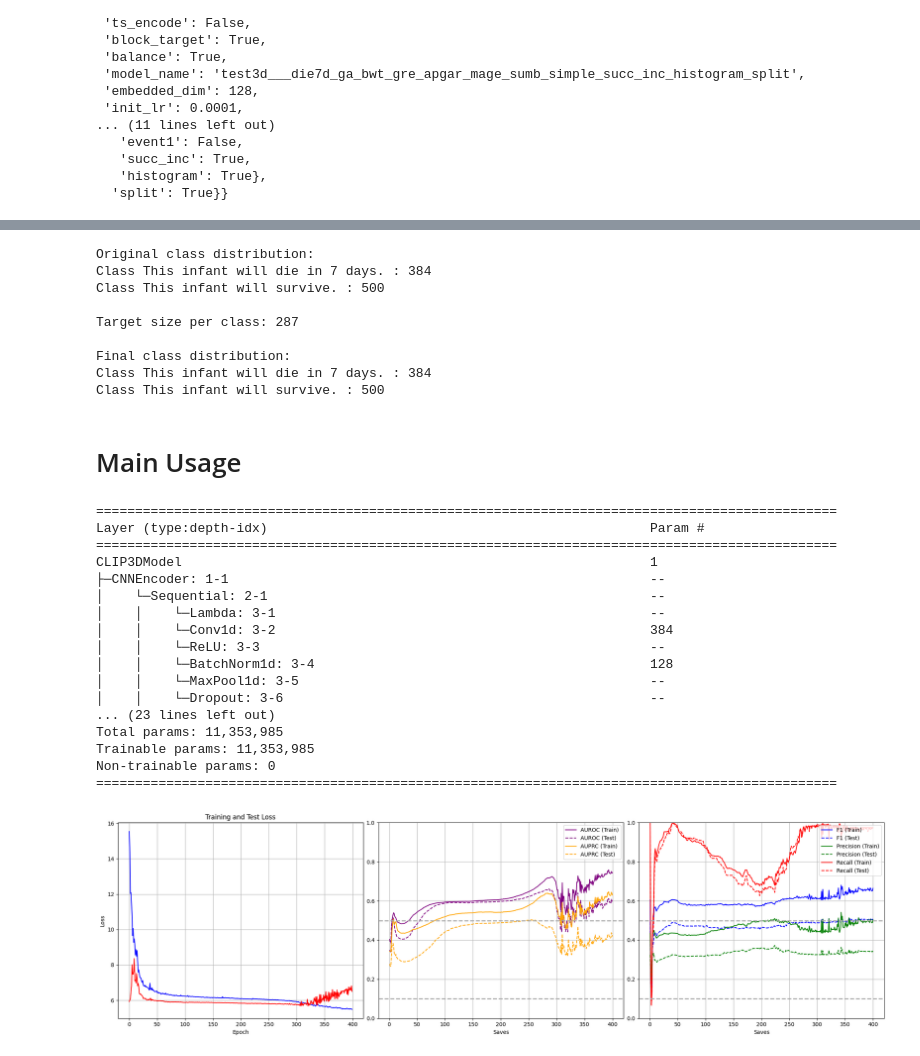
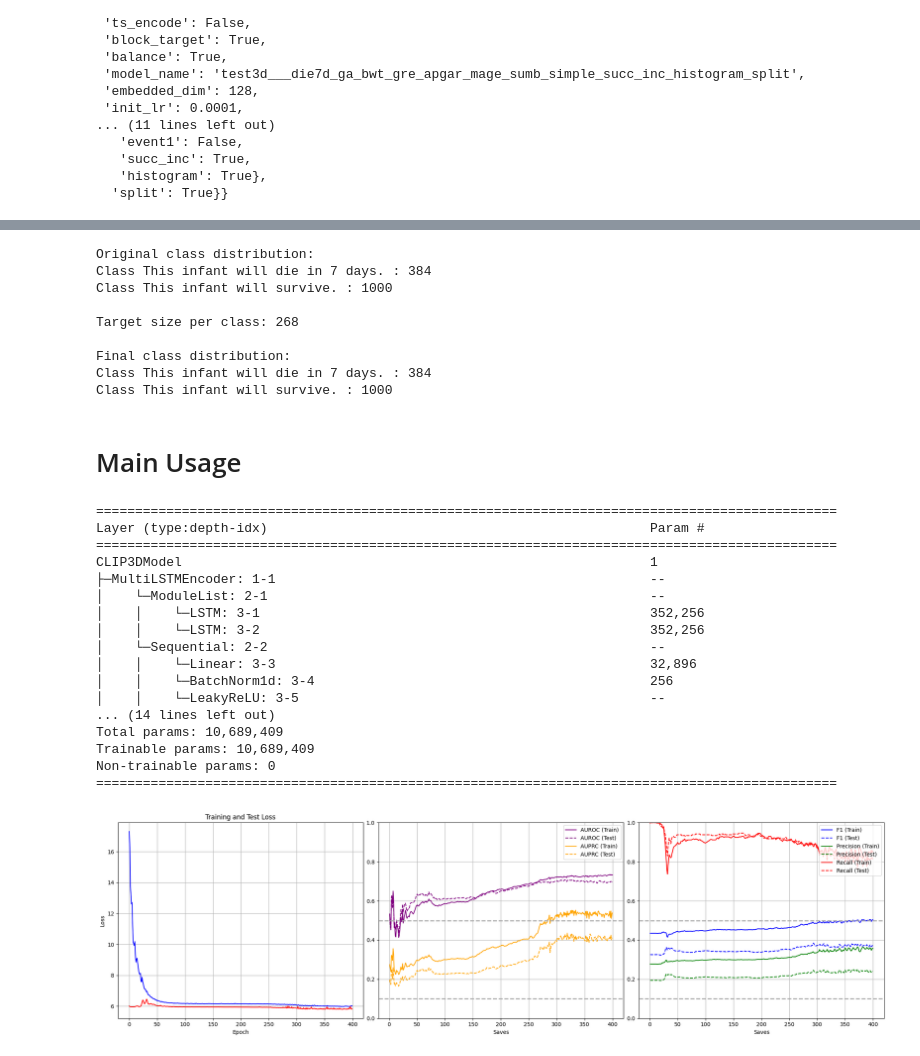
Before and after one commit to JiaxingQiu/llm_nicu_vitalsigns, a Jupyter notebook: script/CLIP/test_clip3d_flexy.ipynb, the cells around one changed output, grey strips where cells are left out. Saved outputs shown, nothing was run; the diff lists cells and outputs as text; code cells hidden in the pictures.

```diff
--- a/script/CLIP/test_clip3d_flexy.ipynb
+++ b/script/CLIP/test_clip3d_flexy.ipynb
@@ -144,7 +144,7 @@ txt_ls_org = ['This infant will die in 7 days. ', 'This infant will survive. ']
 y_col = 'cl_event'
 # ---- downsample negative class(es) ----
 # sample 5000 rows from df_test[df_test[y_col]==txt_ls_org[1]], without replacement
-neg_sample_size = 500
+neg_sample_size = 1000
 df_test_downsampled = df_test[df_test[y_col]==txt_ls_org[1]].sample(n=neg_sample_size, replace=False, random_state=random_state)
 df_test = pd.concat([df_test[df_test[y_col]==txt_ls_org[0]], df_test_downsampled])
 df_train_downsampled = df_train[df_train[y_col]==txt_ls_org[1]].sample(n=neg_sample_size, replace=False, random_state=random_state)
@@ -226,13 +226,13 @@ evalinputs_test = EvalInputs(df_test,
 # %% [output]
 Original class distribution:
 Class This infant will die in 7 days. : 384
-Class This infant will survive. : 500
+Class This infant will survive. : 1000
 
-Target size per class: 287
+Target size per class: 268
 
 Final class distribution:
 Class This infant will die in 7 days. : 384
-Class This infant will survive. : 500
+Class This infant will survive. : 1000
 # %% [markdown]
 # Main Usage
 # %%
@@ -260,13 +260,19 @@ ts_f_dim, tx_f_dim_ls, labels_dim = get_features3d(df_train.loc[:1,:],
                                                  config_dict['ts_normalize'],
                                                  config_dict['ts_encode'],
                                                  text_col_ls = text_col_ls)
-cnn_encoder = CNNEncoder(ts_dim=ts_f_dim.shape[1], output_dim=128, num_channels=[64, 128, 256])
+
+lstm_encoder = MultiLSTMEncoder(
+    ts_dim=300,
+    output_dim=128,
+    hidden_dims=[128, 128],  # Three LSTMs with different sizes
+    num_layers=2
+)
 model = CLIP3DModel(
             ts_dim=ts_f_dim.shape[1],
             text_dim=tx_f_dim_ls[0].shape[1],
             n_text=len(tx_f_dim_ls),
             output_dim=config_dict['embedded_dim'],
-            ts_encoder=cnn_encoder
+            ts_encoder=lstm_encoder
         )
 optimizer = torch.optim.AdamW(model.parameters(), lr=config_dict['init_lr'])
 scheduler = torch.optim.lr_scheduler.ReduceLROnPlateau(
@@ -285,20 +291,21 @@ test_losses = []
 Layer (type:depth-idx)                                                 Param #
 ===============================================================================================
 CLIP3DModel                                                            1
-├─CNNEncoder: 1-1                                                      --
-│    └─Sequential: 2-1                                                 --
-│    │    └─Lambda: 3-1                                                --
-│    │    └─Conv1d: 3-2                                                384
-│    │    └─ReLU: 3-3                                                  --
-│    │    └─BatchNorm1d: 3-4                                           128
-│    │    └─MaxPool1d: 3-5                                             --
-│    │    └─Dropout: 3-6                                               --
-... (23 lines left out)
-Total params: 11,353,985
-Trainable params: 11,353,985
+├─MultiLSTMEncoder: 1-1                                                --
+│    └─ModuleList: 2-1                                                 --
+│    │    └─LSTM: 3-1                                                  352,256
+│    │    └─LSTM: 3-2                                                  352,256
+│    └─Sequential: 2-2                                                 --
+│    │    └─Linear: 3-3                                                32,896
+│    │    └─BatchNorm1d: 3-4                                           256
+│    │    └─LeakyReLU: 3-5                                             --
+... (14 lines left out)
+Total params: 10,689,409
+Trainable params: 10,689,409
 Non-trainable params: 0
 ===============================================================================================
 # %%
+overwrite = False
 if overwrite or not os.path.exists(model_path):
 
     for i in range(400):
@@ -315,32 +322,32 @@ if overwrite or not os.path.exists(model_path):
         test_losses = test_losses + test_losses_tmp
         # every num_epochs, evaluate the model
         train_eval_metrics = eval_clip3d(model, evalinputs_train)
         test_eval_metrics = eval_clip3d(model, evalinputs_test)
         train_eval_metrics_list.append(train_eval_metrics)
         test_eval_metrics_list.append(test_eval_metrics)
         # save model and losses
         torch.save(model.state_dict(), model_path)
         torch.save({
             'train_losses': train_losses,
             'test_losses': test_losses,
             'train_evals': train_eval_metrics_list,
             'test_evals': test_eval_metrics_list }, eval_path)
         # if i % 10 == 0: # every 10 saves, evaluate the model
         eval_dict = torch.load(eval_path)
-        eval_dict_eng = eng_eval_metrics(eval_dict, binary=True)
+        eval_dict_eng = eng_eval_metrics(eval_dict, binary=True, plot=False)
         print("-" * 70)
         print(f"Metric     |  Training  |  Testing")
         print("-" * 70)
         print(f"F1        |   {eval_dict_eng['train_f1'][-1]:.3f}   |   {eval_dict_eng['test_f1'][-1]:.3f}")
         print(f"Precision |   {eval_dict_eng['train_precision'][-1]:.3f}   |   {eval_dict_eng['test_precision'][-1]:.3f}")
         print(f"Recall    |   {eval_dict_eng['train_recall'][-1]:.3f}   |   {eval_dict_eng['test_recall'][-1]:.3f}")
         print(f"AUROC     |   {eval_dict_eng['train_auroc'][-1]:.3f}   |   {eval_dict_eng['test_auroc'][-1]:.3f}")
         print(f"AUPRC     |   {eval_dict_eng['train_auprc'][-1]:.3f}   |   {eval_dict_eng['test_auprc'][-1]:.3f}")
         print("-" * 70)
 
 else:
     model.load_state_dict(torch.load(model_path))
     eval_dict = torch.load(eval_path)
     eval_dict_eng = eng_eval_metrics(eval_dict, binary=True, plot_confusion_matrices=False)
 # %% [output]
-[figure, old version]
+[figure, new version]
```
Also changed, not shown: parts of 2 cells of this notebook, 7 other files.
